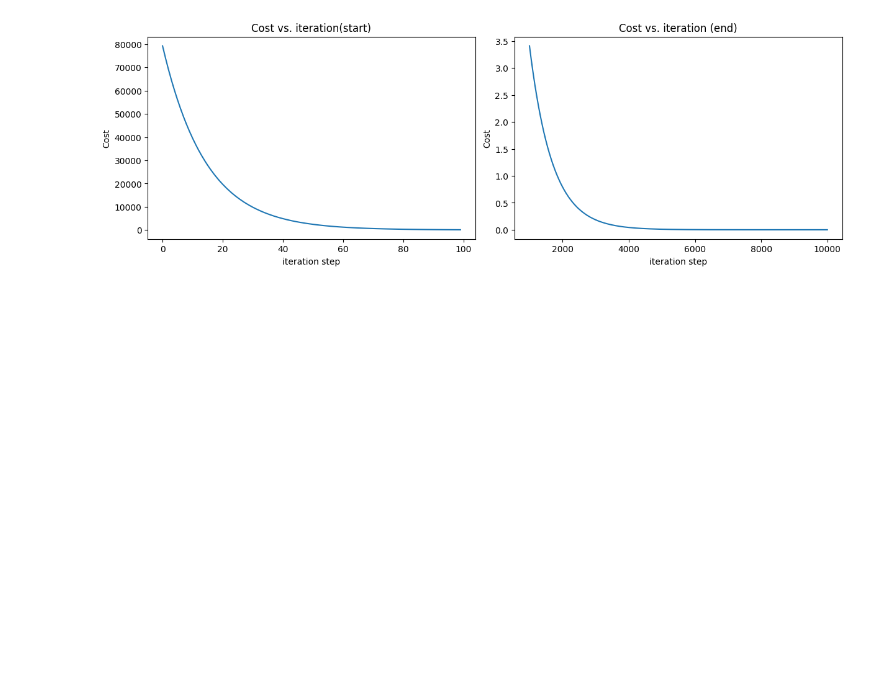
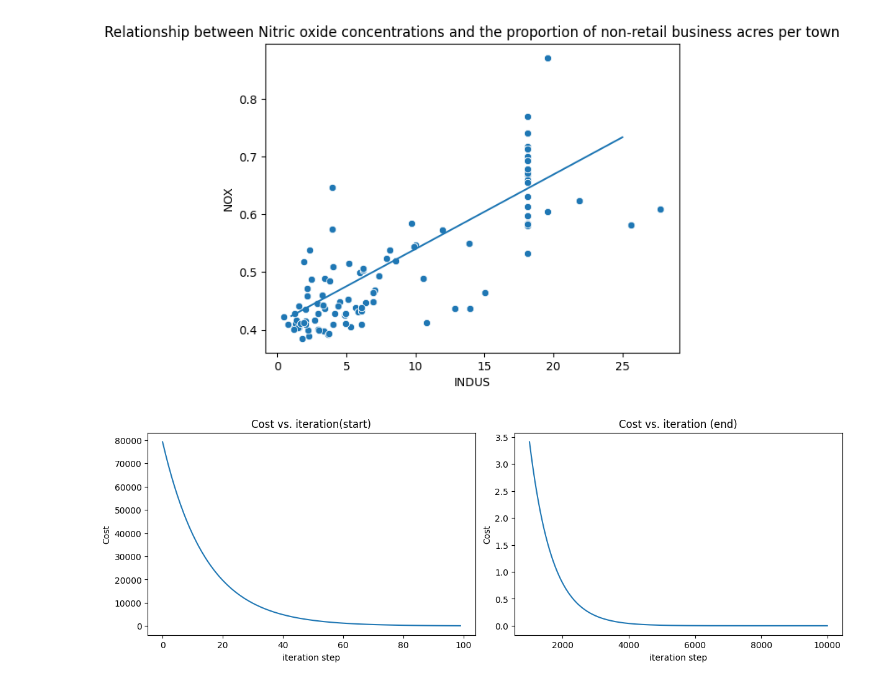
Before and after one commit to maria-snarava/machine-learning-study, a Jupyter notebook: LinearRegression/LinearRegression.ipynb, the cells around one changed output. Cells and saved outputs as stored; diff of their text form; code cells hidden in the pictures; blank space fills up the shorter version.

```diff
--- a/LinearRegression/LinearRegression.ipynb
+++ b/LinearRegression/LinearRegression.ipynb
@@ -11,18 +59,21 @@ y_train = np.array([300.0, 500.0])   #target value
 # %%
+#Calculate linear function
+def compute_y(x, w, b):
+    return w * x + b
 
-#Function to calculate the cost
+#Function that calculate the cost
 def compute_cost(x, y, w, b):
-
     m = x.shape[0]
     cost = 0
 
     for i in range(m):
-        f_wb = w * x[i] + b
+        f_wb = compute_y(x[i], w, b)
         cost = cost + (f_wb - y[i])**2
     total_cost = 1 / (2 * m) * cost
 
     return total_cost
 
+#Function that the gradient for linear regression
 def compute_gradient(x, y, w, b):
     """
     Computes the gradient for linear regression
@@ -41,7 +92,7 @@ def compute_gradient(x, y, w, b):
     dj_db = 0
 
     for i in range(m):
-        f_wb = w * x[i] + b
+        f_wb = compute_y(x[i], w, b)
         dj_dw_i = (f_wb - y[i]) * x[i]
         dj_db_i = f_wb - y[i]
         dj_db += dj_db_i
@@ -123,3 +174,9 @@ Iteration 9000: Cost 2.90e-05  dj_dw: -1.082e-03, dj_db:  1.751e-03   w:  2.000e
+# %%
+ax = sns.scatterplot(y='NOX', x='INDUS', data=boston_df).set_title('Relationship between Nitric oxide concentrations and the proportion of non-retail business acres per town')
+plt.plot([1, 25], [compute_y(1, w_final, b_final), compute_y(25, w_final, b_final)])
+plt.show()
+# %% [output]
+[figure, added]
 # %%
 # plot cost versus iteration
 fig, (ax1, ax2) = plt.subplots(1, 2, constrained_layout=True, figsize=(12,4))
```
Also changed, not shown: parts of 11 cells of this notebook, 1 other file.
